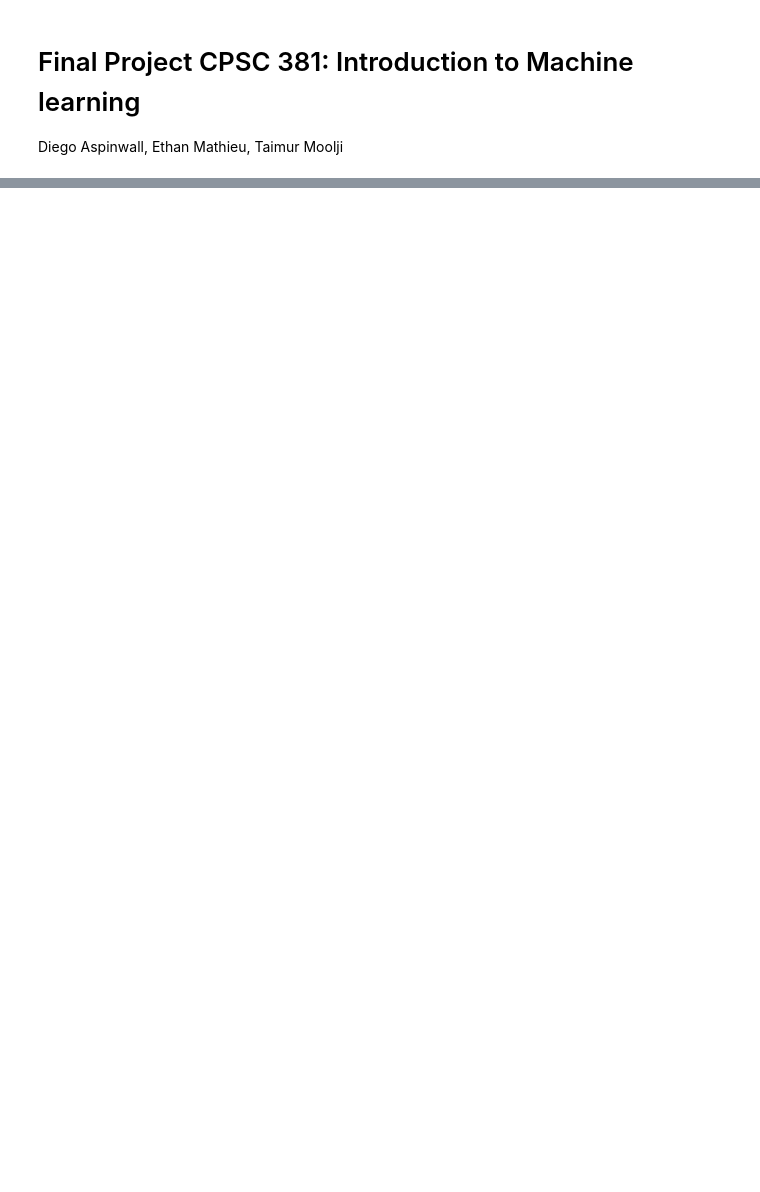
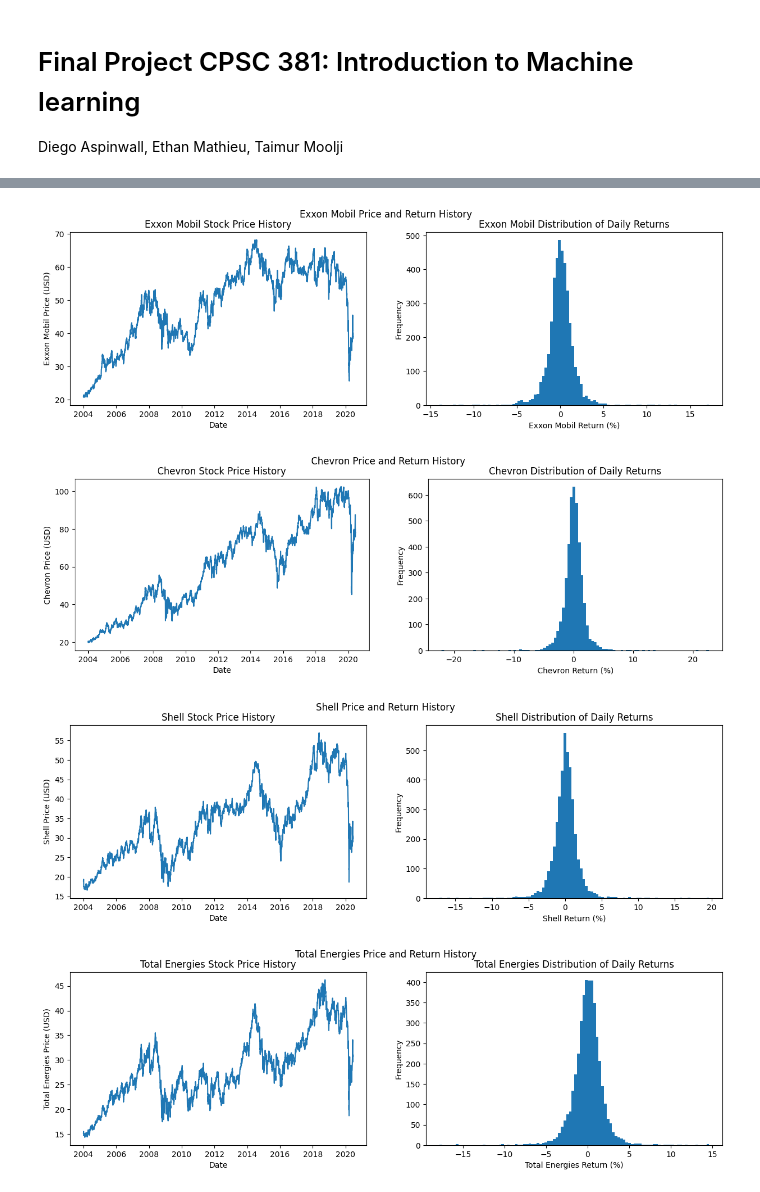
Before and after one commit to tmoolji/IMLFinalProj, a Jupyter notebook: final_proj.ipynb, the cells around one changed output, grey strips where cells are left out. Drawn from its saved outputs; the diff is of its cells as text; code cells hidden in the pictures; blank space fills up the shorter version.

```diff
--- a/final_proj.ipynb
+++ b/final_proj.ipynb
@@ -163,3 +173,29 @@ def load_price_data(filename):
 
 path_to_price_data = 'price_data.pkl'
 price_data = load_price_data(path_to_price_data)
+# %%
+for tkr in tickers:
+    data = price_data[tkr]
+    data = data[data.index > "2004-01-01"]
+    data = data.sort_index()
+    data["Daily Return"] = data["Adj Close"].pct_change()
+
+    fig, ax = plt.subplots(1, 2, figsize = (15, 4))
+    ax = ax.flatten()
+
+    ax[0].plot(data.index, data["Adj Close"])
+    ax[0].set_title(f"{tickers_to_names[tkr]} Stock Price History")
+    ax[0].set_xlabel(f"Date")
+    ax[0].set_ylabel(f"{tickers_to_names[tkr]} Price (USD)")
+
+    ax[1].hist( data["Daily Return"] * 100, bins = 100)
+    ax[1].set_title(f"{tickers_to_names[tkr]} Distribution of Daily Returns")
+    ax[1].set_xlabel(f"{tickers_to_names[tkr]} Return (%)")
+    ax[1].set_ylabel(f"Frequency")
+
+    fig.suptitle(f"{tickers_to_names[tkr]} Price and Return History")
+# %% [output]
+[figure, added]
+[figure, added]
+[figure, added]
+[figure, added]
```
Also changed, not shown: parts of 11 cells of this notebook.
